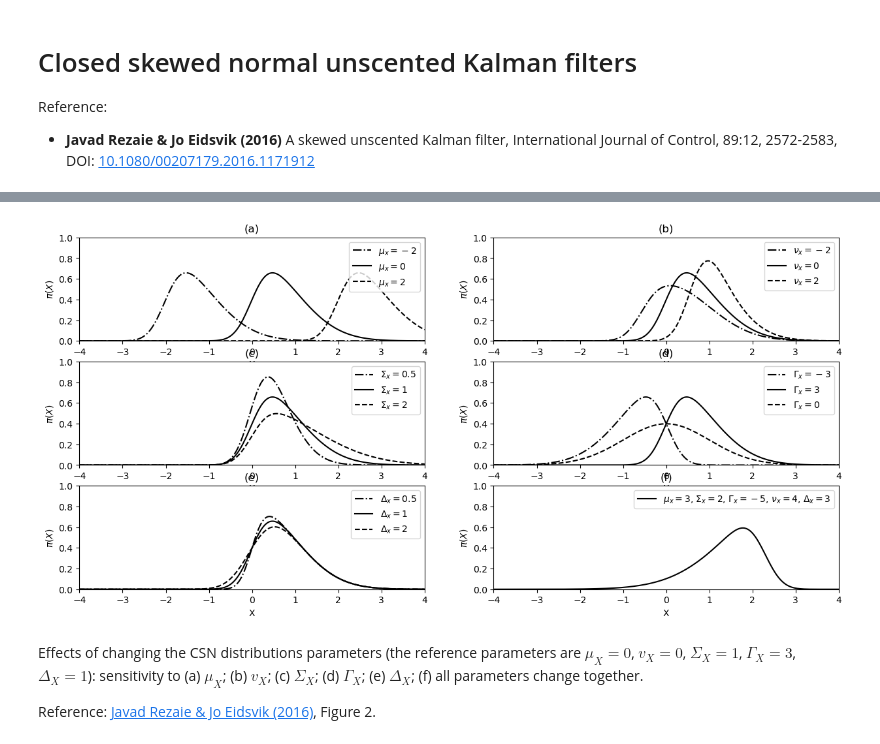
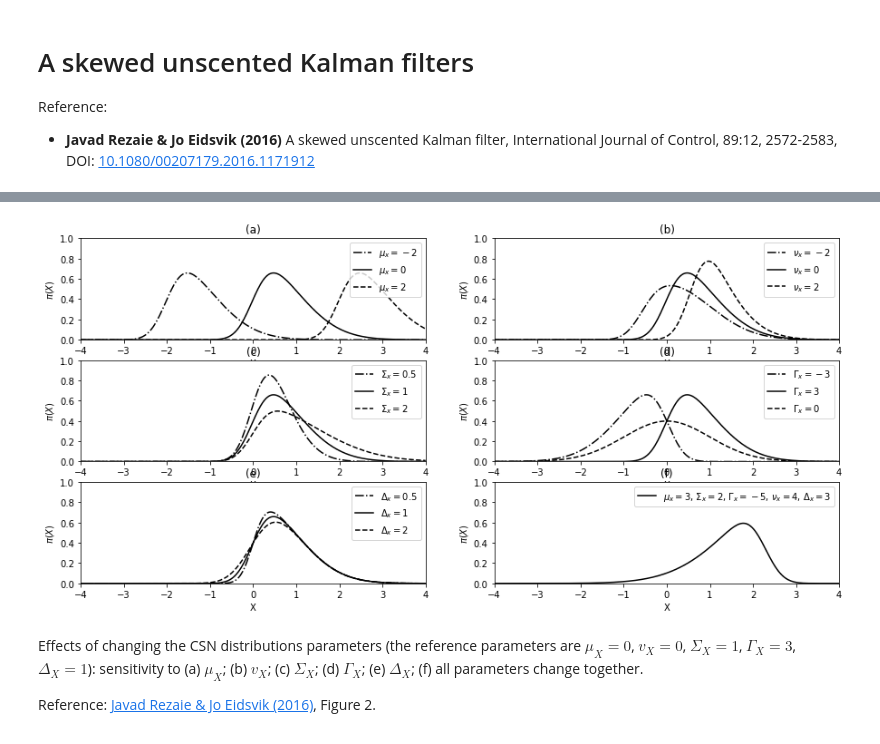
Before and after one commit to FelipeGiro/csnukf, a Jupyter notebook: Base.ipynb, the cells around one changed output, grey strips where cells are left out. Drawn from its saved outputs; the diff is of its cells as text; code cells hidden in the pictures.

```diff
--- a/Base.ipynb
+++ b/Base.ipynb
@@ -9,5 +9,5 @@ from filterpy.kalman.sigma_points import MerweScaledSigmaPoints
 # %% [markdown]
-# Closed skewed normal unscented Kalman filters
+# A skewed unscented Kalman filters
 
 Reference:
 
@@ -210,27 +73,27 @@ all_parameters = [
 # %%
 # plotting
 x = np.linspace(-4, 4, num=250)
 fig, axes = plt.subplots(nrows=3, ncols=2, figsize=(15,7))
 axes = axes.flatten()
 for ax_i, ls, label, mu_x, nu_x, Sigma_x, Gamma_x, Delta_x in all_parameters:
-    csn = ClosedSkewedNormal(
+    csn = ClosedSkewNormal(
         mu_z = mu_x,
         nu_z = nu_x,
         Sigma_z = Sigma_x,
         Gamma_z = Gamma_x,
         Delta_z = Delta_x)
     csn_dist = csn.pdf_z(x)
     axes[ax_i].plot(x, csn_dist, ls=ls, color='k', label=label)
     axes[ax_i].set_xlim((-4, 4))
     axes[ax_i].set_ylim((0, 1))
 
 for ax, title in zip(axes, ["(a)", "(b)", "(c)", "(d)", "(e)", "(f)"]):
     ax.legend(loc='upper right')
     ax.set_title(title)
     ax.set_xlabel("X")
     ax.set_ylabel("$\pi(X)$")
 # %% [output]
-[figure, old version]
+[figure, new version]
 # %% [markdown]
 Effects of changing the CSN distributions parameters (the reference parameters are $\mu_X = 0$, $v_X=0$, $\Sigma_X = 1$, $\Gamma_X = 3$, $\Delta_X = 1$):
 sensitivity to (a) $\mu_X$; (b) $v_X$; (c) $\Sigma_X$; (d) $\Gamma_X$; (e) $\Delta_X$; (f) all parameters change together.
```
Also changed, not shown: parts of 8 cells of this notebook, 2 other files.
